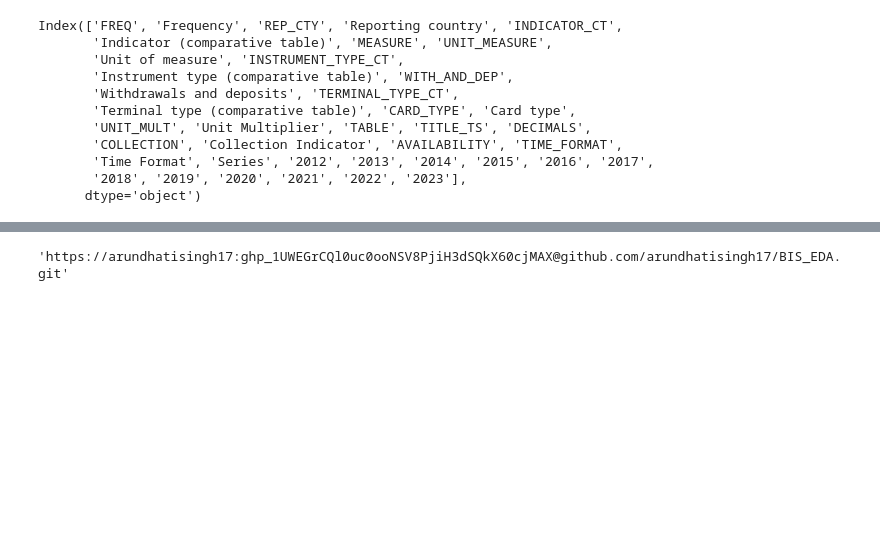
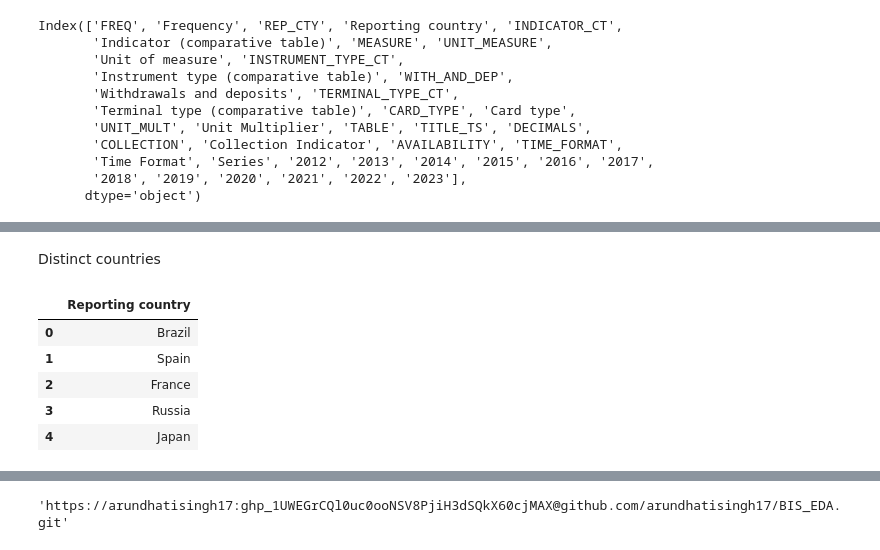
Before and after one commit to arundhatisingh17/BIS_EDA, a Jupyter notebook: bis_macro_financial_eda.ipynb, the cells around one changed output, grey strips where cells are left out. Drawn from its saved outputs; the diff is of its cells as text; code cells hidden in the pictures; blank space fills up the shorter version.

```diff
--- a/bis_macro_financial_eda.ipynb
+++ b/bis_macro_financial_eda.ipynb
@@ -95,0 +108,12 @@ Index(['FREQ', 'Frequency', 'REP_CTY', 'Reporting country', 'INDICATOR_CT',
+# %% [markdown]
+Distinct countries
+# %%
+WS_CPMI = pd.read_sql('SELECT DISTINCT "Reporting country" FROM WS_CPMI_CT1_csv_col;', engine)
+WS_CPMI.head()
+# %% [output]
+|  | Reporting country |
+| 0 | Brazil |
+| 1 | Spain |
+| 2 | France |
+| 3 | Russia |
+| 4 | Japan |
```
Also changed, not shown: parts of 7 cells of this notebook.
